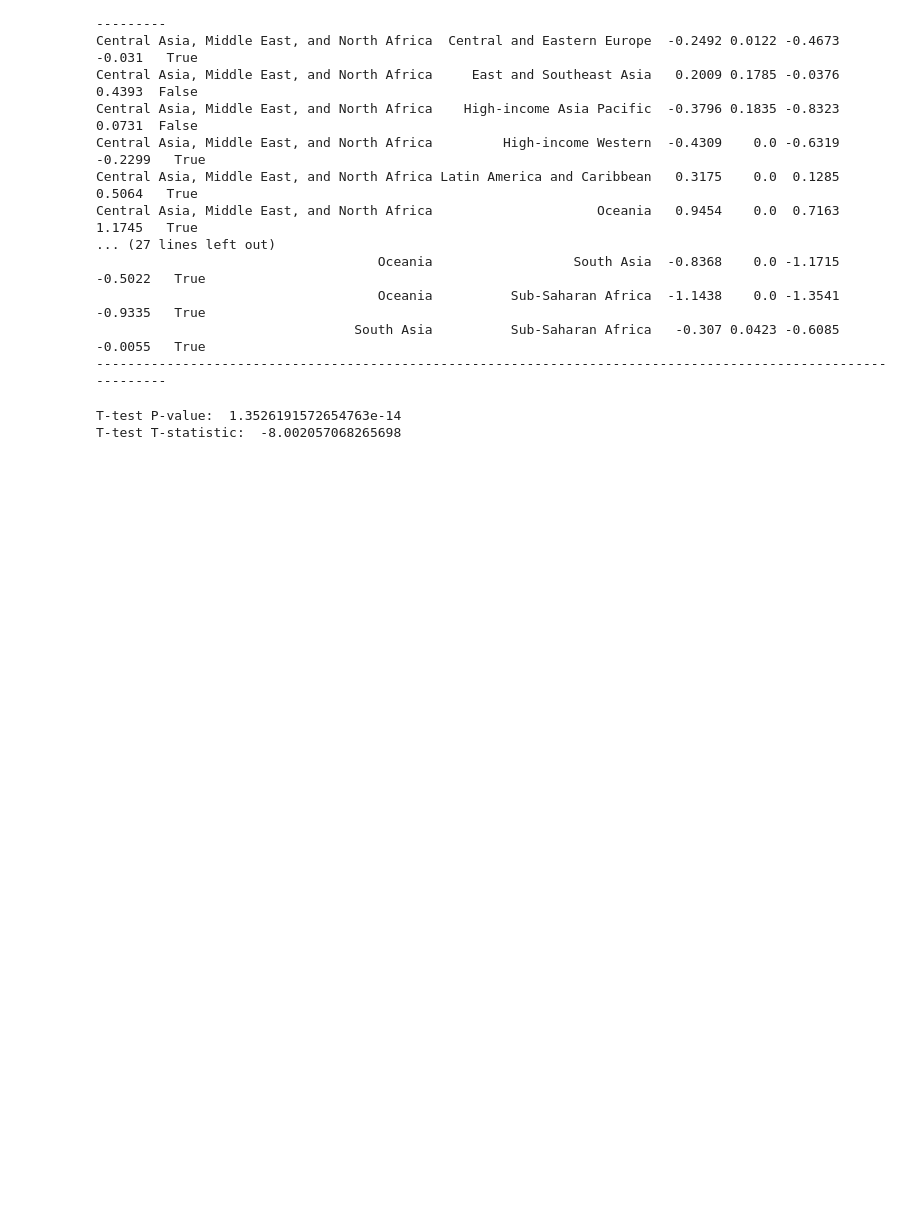
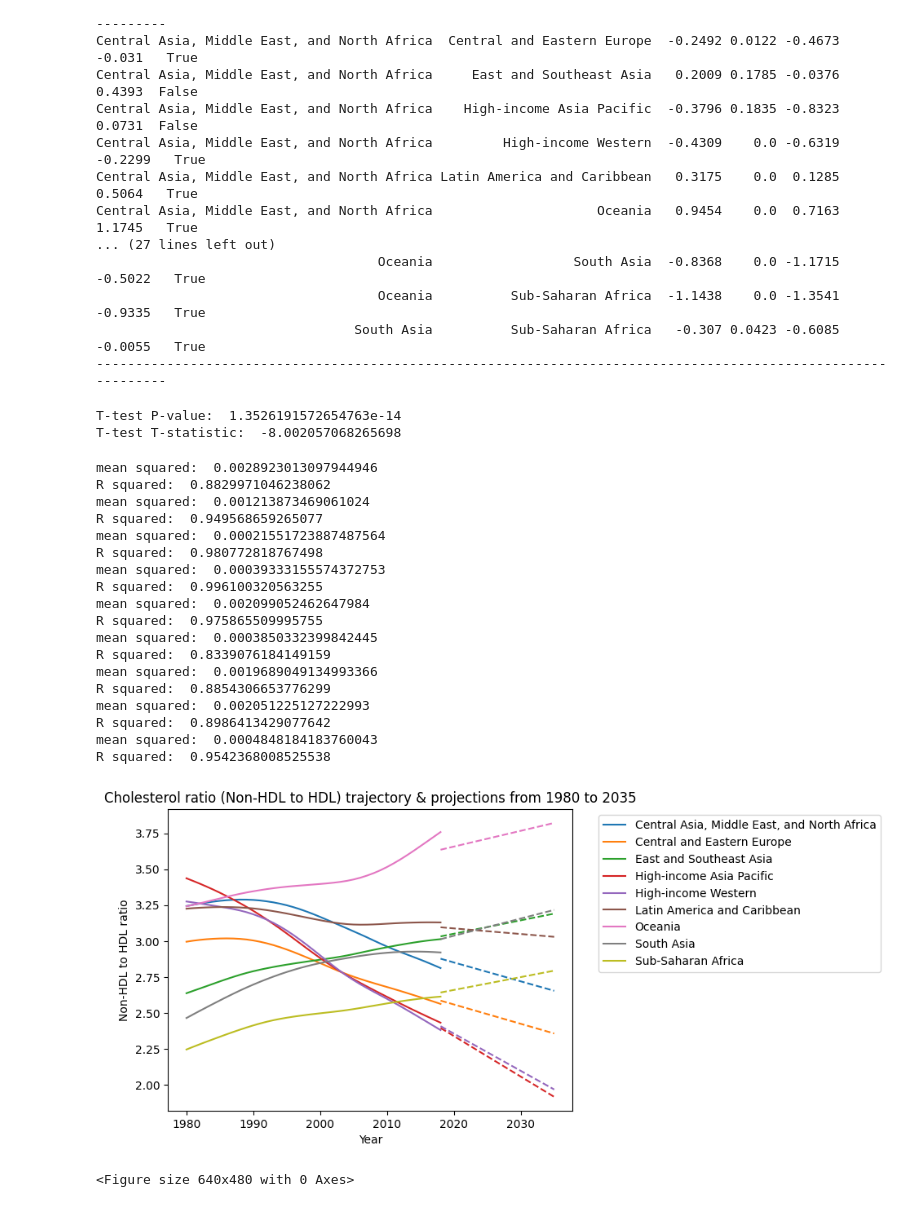
Before and after one commit to ariafcode/Regional-analysis-of-non-HDL-to-HDL-cholesterol-ratios, a Jupyter notebook: Regional_analysis_of_non_HDL_to_HDL_cholesterol_ratios.ipynb, the cells around one changed output. Cells and saved outputs as stored; diff of their text form; code cells hidden in the pictures; blank space fills up the shorter version.

```diff
--- a/Regional_analysis_of_non_HDL_to_HDL_cholesterol_ratios.ipynb
+++ b/Regional_analysis_of_non_HDL_to_HDL_cholesterol_ratios.ipynb
@@ -159,29 +159,51 @@ T-test T-statistic:  -8.002057068265698
 # %%
 #Figure 3. Linear Regression Model
 import numpy as np
 from sklearn import datasets, model_selection
 from sklearn.metrics import r2_score
 from sklearn.metrics import mean_squared_error
 from sklearn.datasets import make_regression
 from sklearn.linear_model import LinearRegression
+df_merged['ratio_of_non-HDL_to_HDL'] = df_merged['mean_non-hdl_cholesterol_mmol_l']/df_merged['mean_hdl_cholesterol_mmol_l']
 regional_trends = df_merged.groupby(['super_region','year'])['ratio_of_non-HDL_to_HDL'].mean().reset_index()
 future_years = np.array(range(2018, 2036)).reshape(-1, 1)
 regions = regional_trends['super_region'].unique()
 for region in regions:
     region_data = regional_trends[regional_trends['super_region'] == region]
     X_train = region_data['year'].values.reshape(-1, 1)
     y_train = region_data['ratio_of_non-HDL_to_HDL'].values
     lr_model = LinearRegression()
     lr_model.fit(X_train, y_train)
     pred = lr_model.predict(future_years)
     train_preds = lr_model.predict(X_train)
     print('mean squared: ', mean_squared_error(y_train, train_preds))
     print('R squared: ', r2_score(y_train, train_preds))
     line = plt.plot(X_train, y_train, label=region)
     plt.plot(future_years, pred, linestyle='--', color=line[0].get_color())
 plt.title("Cholesterol ratio (Non-HDL to HDL) trajectory & projections from 1980 to 2035")
 plt.xlabel("Year")
 plt.ylabel("Non-HDL to HDL ratio")
 plt.legend(bbox_to_anchor=(1.05,1))
 plt.show()
 plt.savefig('linear_regression_model.png')
+# %% [output]
+mean squared:  0.0028923013097944946
+R squared:  0.8829971046238062
+mean squared:  0.001213873469061024
+R squared:  0.949568659265077
+mean squared:  0.00021551723887487564
+R squared:  0.980772818767498
+mean squared:  0.00039333155574372753
+R squared:  0.996100320563255
+mean squared:  0.002099052462647984
+R squared:  0.975865509995755
+mean squared:  0.0003850332399842445
+R squared:  0.8339076184149159
+mean squared:  0.0019689049134993366
+R squared:  0.8854306653776299
+mean squared:  0.002051225127222993
+R squared:  0.8986413429077642
+mean squared:  0.0004848184183760043
+R squared:  0.9542368008525538
+[figure, added]
+<Figure size 640x480 with 0 Axes>
```
